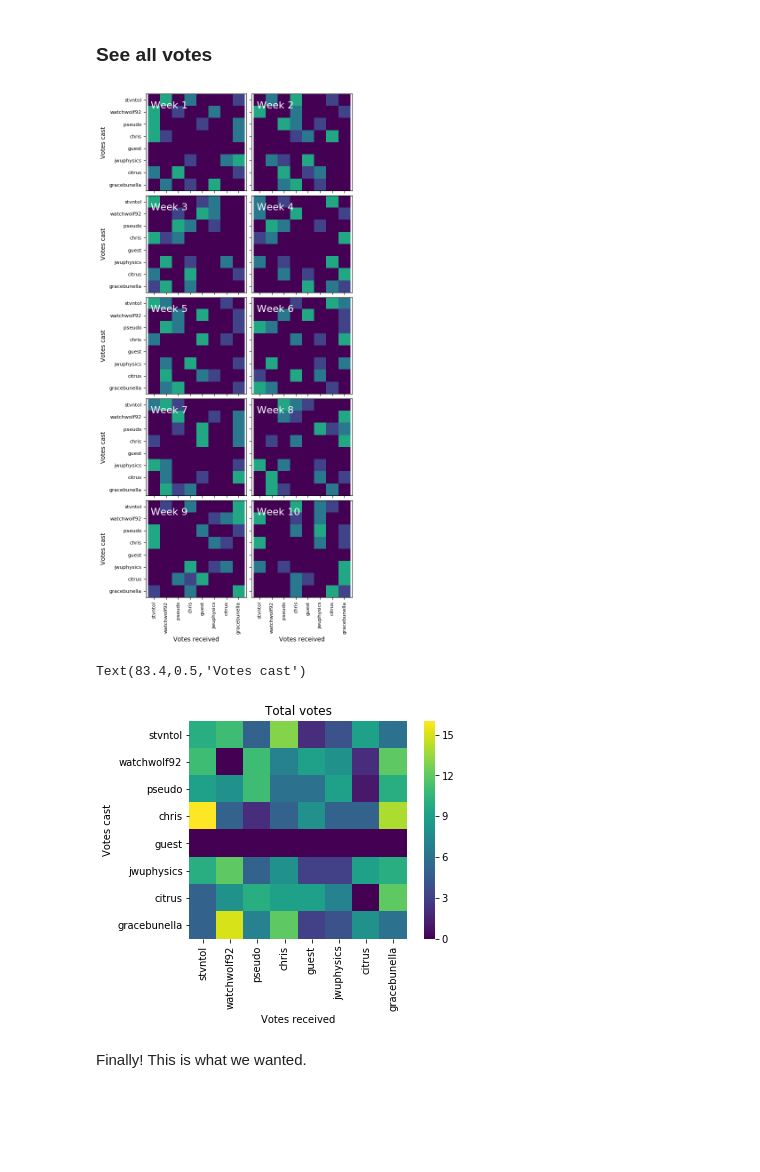
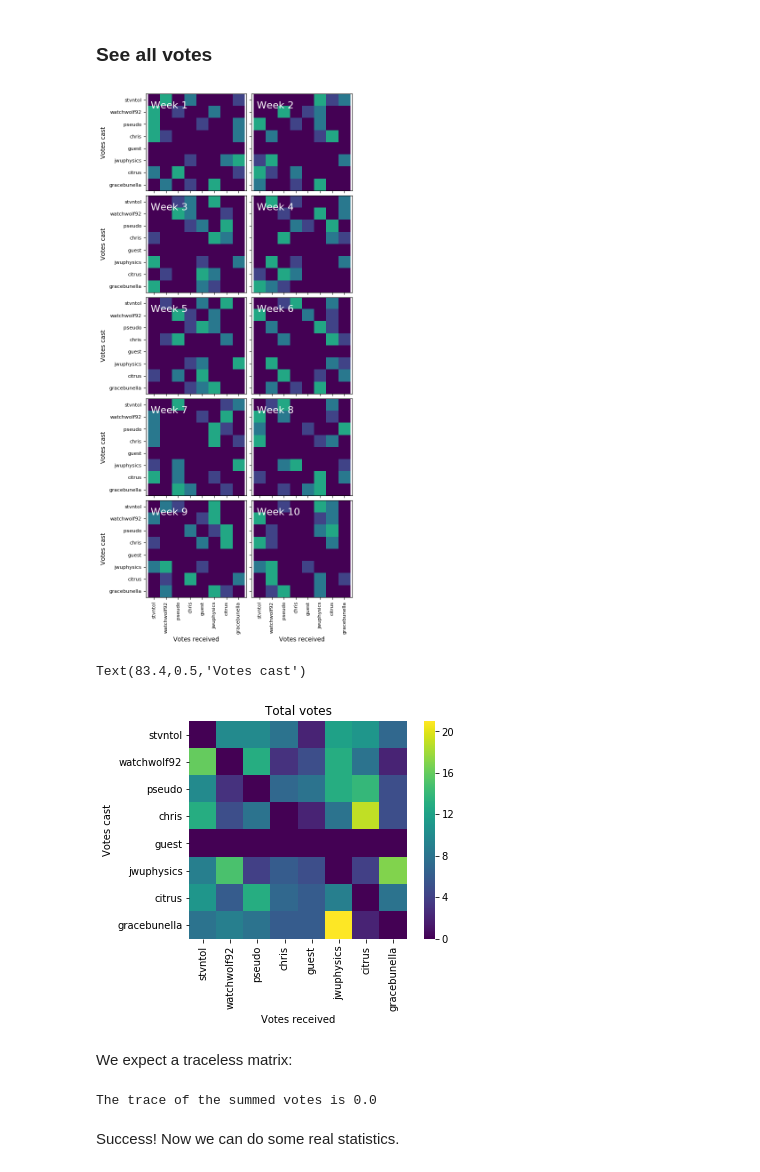
Before and after one commit to jwuphysics/musicshare-game, a Jupyter notebook: notebook/Exploratory data analysis on Season 2 results.ipynb, the cells around one changed output. Cells and saved outputs as stored; diff of their text form; code cells hidden in the pictures; blank space fills up the shorter version.

Commit message:
clean data to fix bug; now traceless vote matrix is returned

```diff
--- a/notebook/Exploratory data analysis on Season 2 results.ipynb
+++ b/notebook/Exploratory data analysis on Season 2 results.ipynb
@@ -104,6 +108,13 @@ plt.ylabel('Votes cast');
 [figure]
 # %% [markdown]
 ### See all votes
+# %%
+def invert_permutation(players_1, players_2):
+    """Given lists of strings `players_1` and `players_2`, which must
+    be permutations of one another, returns indices [i0, i1, ...] such
+    that players1[j] is the same as players2[indices[j]].
+    """
+    return np.array([np.argwhere(player==players_2)[0,0] for player in players_1])
 # %%
 # convenience function
 def organize_votes(df):
@@ -113,6 +124,10 @@ def organize_votes(df):
     """
 
     df.set_index('player', inplace=True)
+    df.dropna(axis='index', how='all')
+
+    # save old indices in order to map votes
+    player_mapping = invert_permutation(df.index.values, players)
 
     df = df.reindex(players)
 
@@ -130,9 +145,9 @@ def organize_votes(df):
         if player == 'guest':
             continue
 
-        vote_matrix[player_id, votegold-1] += 3
-        vote_matrix[player_id, votesilver-1] += 2
-        vote_matrix[player_id, votebronze-1] += 1
+        vote_matrix[player_id, player_mapping[votegold-1]] += 3
+        vote_matrix[player_id, player_mapping[votesilver-1]] += 2
+        vote_matrix[player_id, player_mapping[votebronze-1]] += 1
 
     return vote_matrix
 # %%
@@ -171,15 +186,22 @@ for k, [vote_matrix, ax] in enumerate(zip(vote_array, axes.flat)):
 
 fig.subplots_adjust(hspace=0.05, wspace=0.05)
 # %% [output]
-[figure, old version]
+[figure, new version]
 # %%
 # total score
-sns.heatmap(np.sum(vote_array, axis=0), xticklabels=players, yticklabels=players, square=True, cmap='viridis')
+summed_votes = np.sum(vote_array, axis=0)
+sns.heatmap(summed_votes, xticklabels=players, yticklabels=players, square=True, cmap='viridis')
 plt.title('Total votes')
 plt.xlabel('Votes received')
 plt.ylabel('Votes cast')
 # %% [output]
 Text(83.4,0.5,'Votes cast')
-[figure, old version]
+[figure, new version]
-# %% [markdown]
-Finally! This is what we wanted.
+# %% [markdown]
+We expect a traceless matrix:
+# %%
+print('The trace of the summed votes is {}'.format(np.trace(summed_votes)))
+# %% [output]
+The trace of the summed votes is 0.0
+# %% [markdown]
+Success! Now we can do some real statistics.
```
Also changed, not shown: parts of 1 cell of this notebook, 1 other file.
